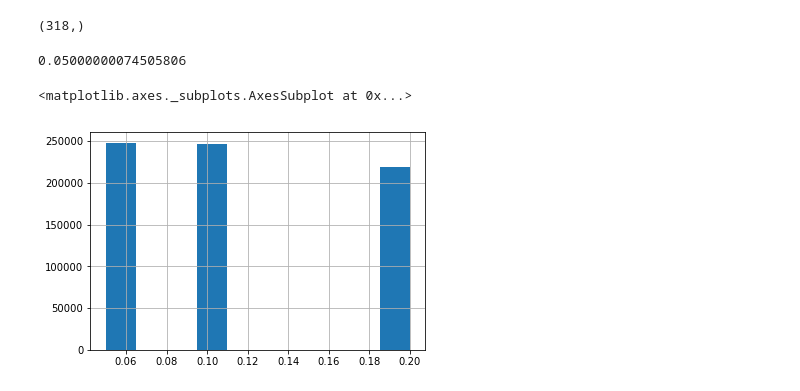
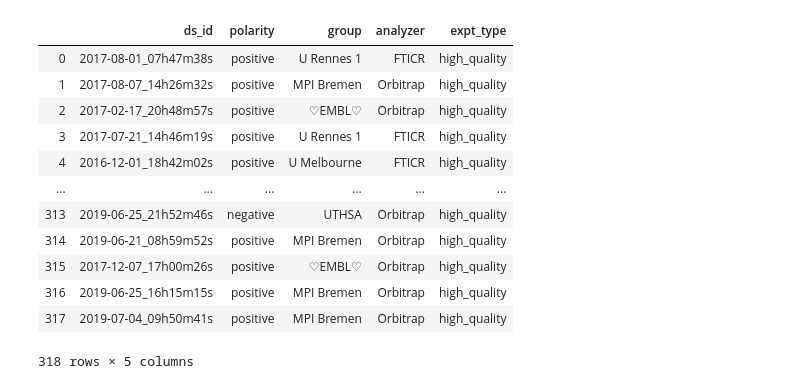
Before and after one commit to DinosaurInSpace/MS2_fragments_in_imaging_MS, a Jupyter notebook: metaspace_MSMS_high_quality_datasets.ipynb, the cells around one changed output. Saved outputs shown, nothing was run; the diff lists cells and outputs as text; code cells hidden in the pictures.

```diff
--- a/metaspace_MSMS_high_quality_datasets.ipynb
+++ b/metaspace_MSMS_high_quality_datasets.ipynb
@@ -42,13 +27,26 @@ hq_df
-# %%
-hq_df.ds_id.unique().shape
-# %% [output]
-(318,)
-# %%
-list(hq_df.fdr.unique())[0]
-# %% [output]
-0.05000000074505806
-# %%
-hq_df.fdr.hist()
-# %% [output]
-<matplotlib.axes._subplots.AxesSubplot at 0x...>
-[figure, removed]
+# %%
+# Keep for merging downstream with other datasets
+good_col2 = ['ds_id',
+            'polarity',
+            'group',
+            'analyzer'
+           ]
+hq_ds_ids = hq_df[good_col2].copy(deep=True)
+hq_ds_ids.drop_duplicates(keep="first", inplace=True)
+hq_ds_ids = hq_ds_ids.reset_index(drop=True)
+hq_ds_ids['expt_type'] = 'high_quality'
+hq_ds_ids
+# %% [output]
+|  | ds_id | polarity | group | analyzer | expt_type |
+| 0 | 2017-08-01_07h47m38s | positive | U Rennes 1 | FTICR | high_quality |
+| 1 | 2017-08-07_14h26m32s | positive | MPI Bremen | Orbitrap | high_quality |
+| 2 | 2017-02-17_20h48m57s | positive | ♡EMBL♡ | Orbitrap | high_quality |
+| 3 | 2017-07-21_14h46m19s | positive | U Rennes 1 | FTICR | high_quality |
+| 4 | 2016-12-01_18h42m02s | positive | U Melbourne | FTICR | high_quality |
+| ... | ... | ... | ... | ... | ... |
+| 313 | 2019-06-25_21h52m46s | negative | UTHSA | Orbitrap | high_quality |
+| 314 | 2019-06-21_08h59m52s | positive | MPI Bremen | Orbitrap | high_quality |
+| 315 | 2017-12-07_17h00m26s | positive | ♡EMBL♡ | Orbitrap | high_quality |
+| 316 | 2019-06-25_16h15m15s | positive | MPI Bremen | Orbitrap | high_quality |
+| 317 | 2019-07-04_09h50m41s | positive | MPI Bremen | Orbitrap | high_quality |
+318 rows × 5 columns
```
Also changed, not shown: parts of 14 cells of this notebook, 7 other files.
